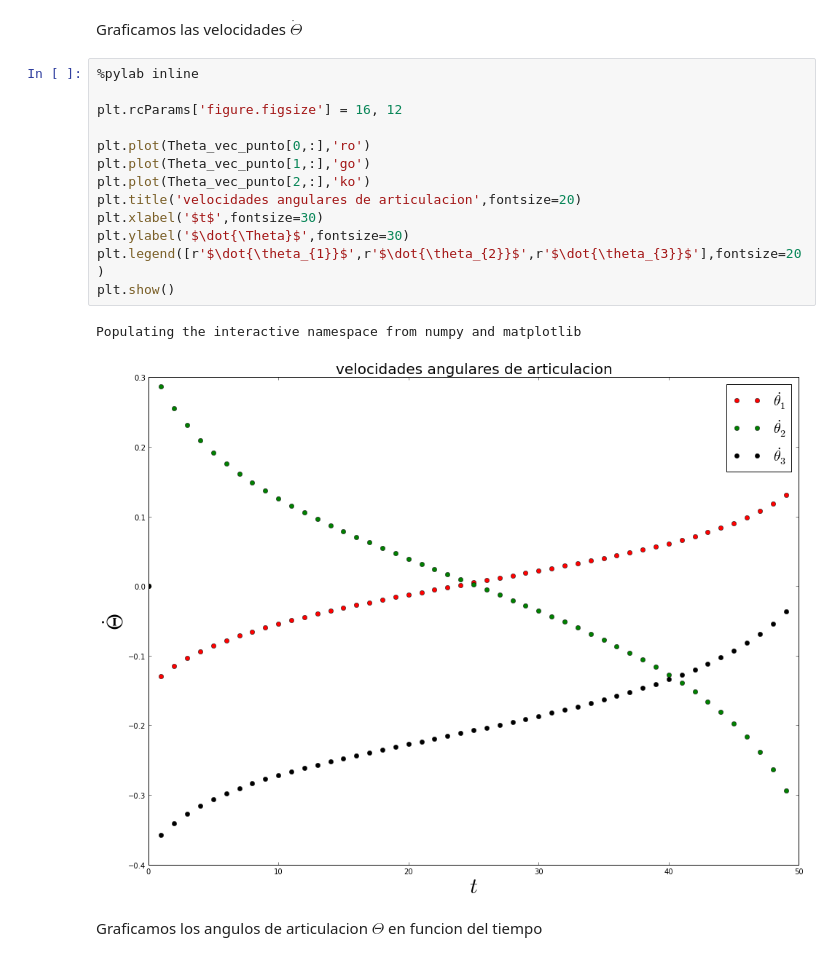
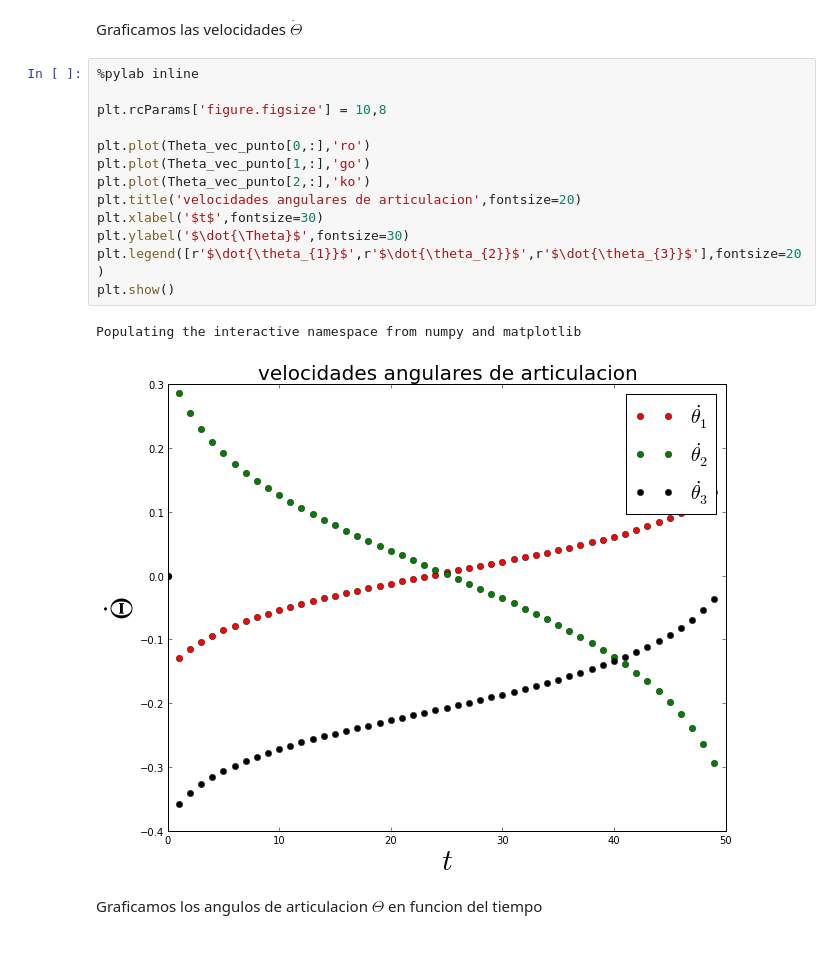
Before and after one commit to elsuizo/Control_de_robots_py, a Jupyter notebook: tp4.ipynb, the cells around one changed output. Cells and saved outputs as stored; diff of their text form.

```diff
--- a/tp4.ipynb
+++ b/tp4.ipynb
@@ -391,19 +391,19 @@ Graficamos las velocidades $\dot{\Theta}$
 # %%
 %pylab inline
 
-plt.rcParams['figure.figsize'] = 16, 12
+plt.rcParams['figure.figsize'] = 10,8
 
 plt.plot(Theta_vec_punto[0,:],'ro')
 plt.plot(Theta_vec_punto[1,:],'go')
 plt.plot(Theta_vec_punto[2,:],'ko')
 plt.title('velocidades angulares de articulacion',fontsize=20)
 plt.xlabel('$t$',fontsize=30)
 plt.ylabel('$\dot{\Theta}$',fontsize=30)
 plt.legend([r'$\dot{\theta_{1}}$',r'$\dot{\theta_{2}}$',r'$\dot{\theta_{3}}$'],fontsize=20)
 plt.show()
 # %% [output]
 Populating the interactive namespace from numpy and matplotlib
-[figure, old version]
+[figure, new version]
 # %% [markdown]
 Graficamos los angulos de articulacion $\Theta$ en funcion del tiempo
 # %%
```
Also changed, not shown: parts of 2 cells of this notebook.
